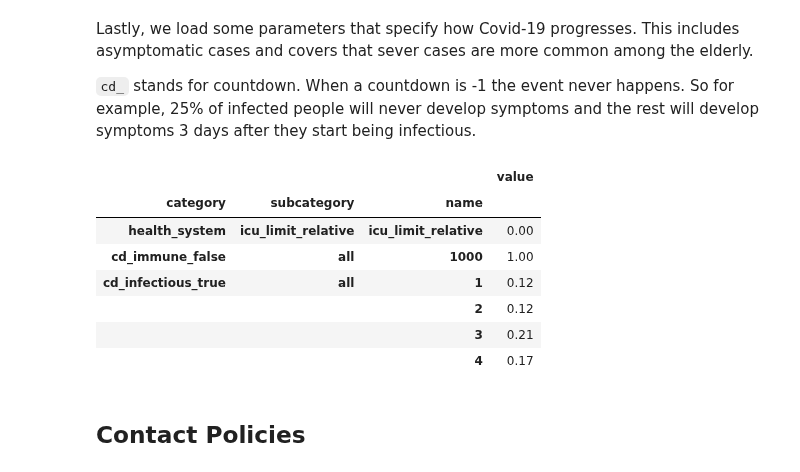
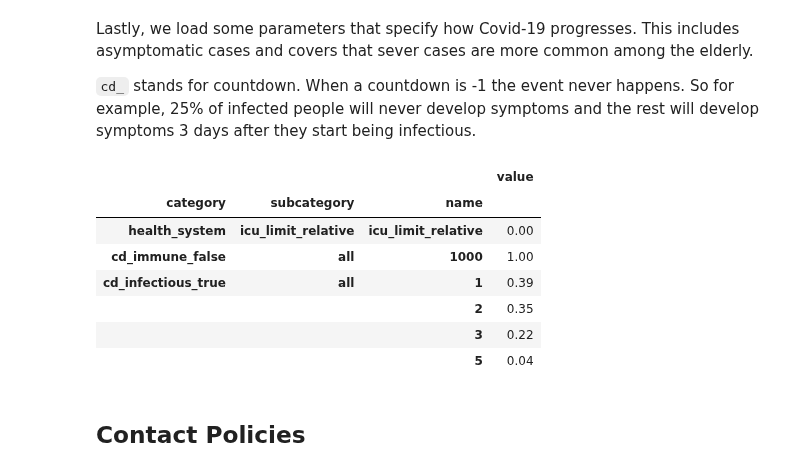
Before and after one commit to covid-19-impact-lab/sid, a Jupyter notebook: docs/source/tutorials/how_to_simulate.ipynb, the cells around one changed output. Drawn from its saved outputs; the diff is of its cells as text; code cells hidden in the pictures.

```diff
--- a/docs/source/tutorials/how_to_simulate.ipynb
+++ b/docs/source/tutorials/how_to_simulate.ipynb
@@ -114,17 +114,19 @@ Lastly, we load some parameters that specify how Covid-19 progresses. This inclu
 
 `cd_` stands for countdown. When a countdown is -1 the event never happens. So for example, 25% of infected people will never develop symptoms and the rest will develop symptoms 3 days after they start being infectious.
 # %%
-disease_params = pd.read_csv("../../../src/sid/covid_epi_params.csv", index_col=index_cols)
+disease_params = pd.read_csv(
+    "../../../src/sid/covid_epi_params.csv", index_col=index_cols
+)
 disease_params.head(6).round(2)
 # %% [output]
 |  |  |  | value |
 | category | subcategory | name |  |
 | health_system | icu_limit_relative | icu_limit_relative | 0.00 |
 | cd_immune_false | all | 1000 | 1.00 |
-| cd_infectious_true | all | 1 | 0.12 |
-|  |  | 2 | 0.12 |
-|  |  | 3 | 0.21 |
-|  |  | 4 | 0.17 |
+| cd_infectious_true | all | 1 | 0.39 |
+|  |  | 2 | 0.35 |
+|  |  | 3 | 0.22 |
+|  |  | 5 | 0.04 |
 # %%
 params = pd.concat([disease_params, inf_params, assort_probs])
 
```
Also changed, not shown: parts of 6 cells of this notebook, 36 other files.
